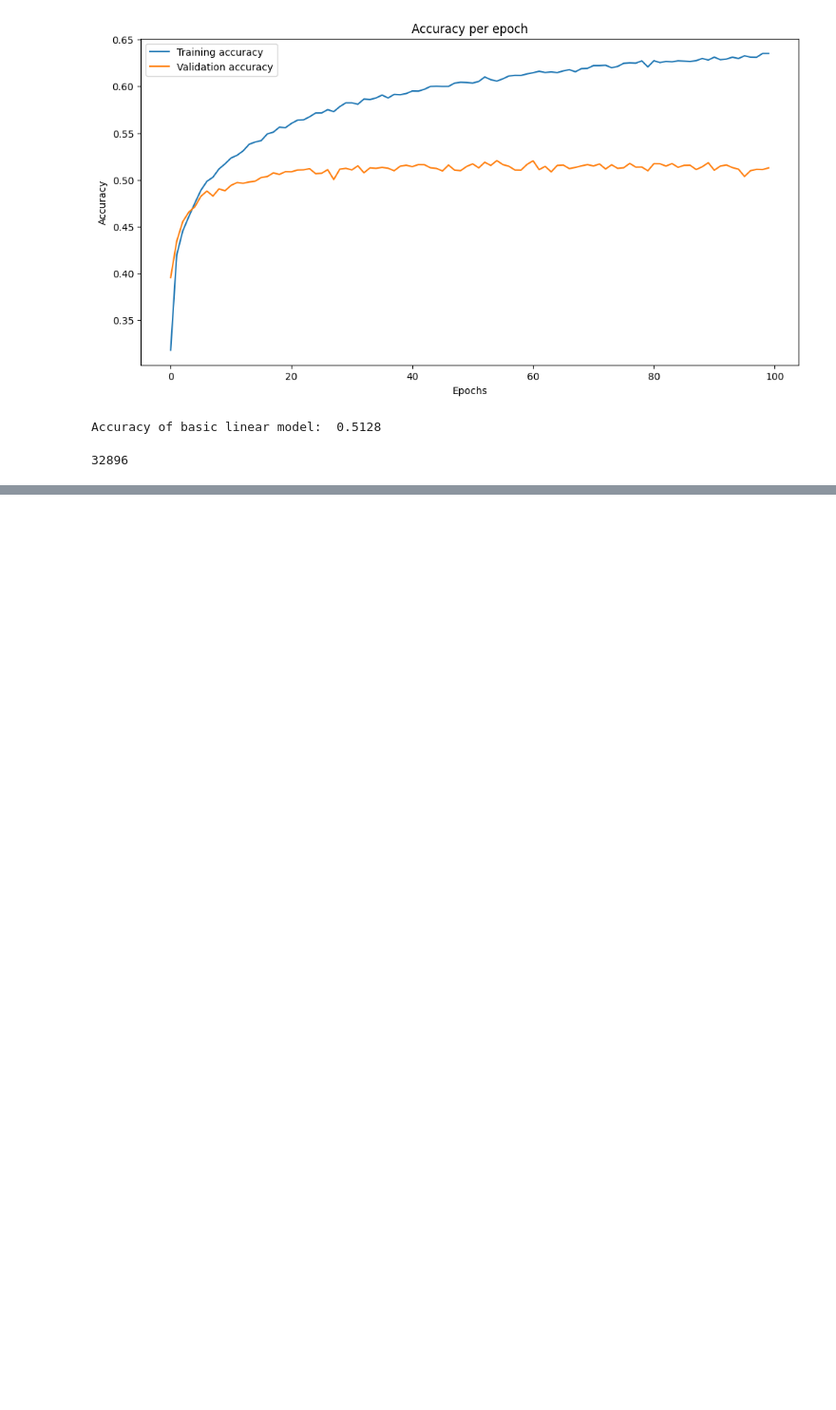
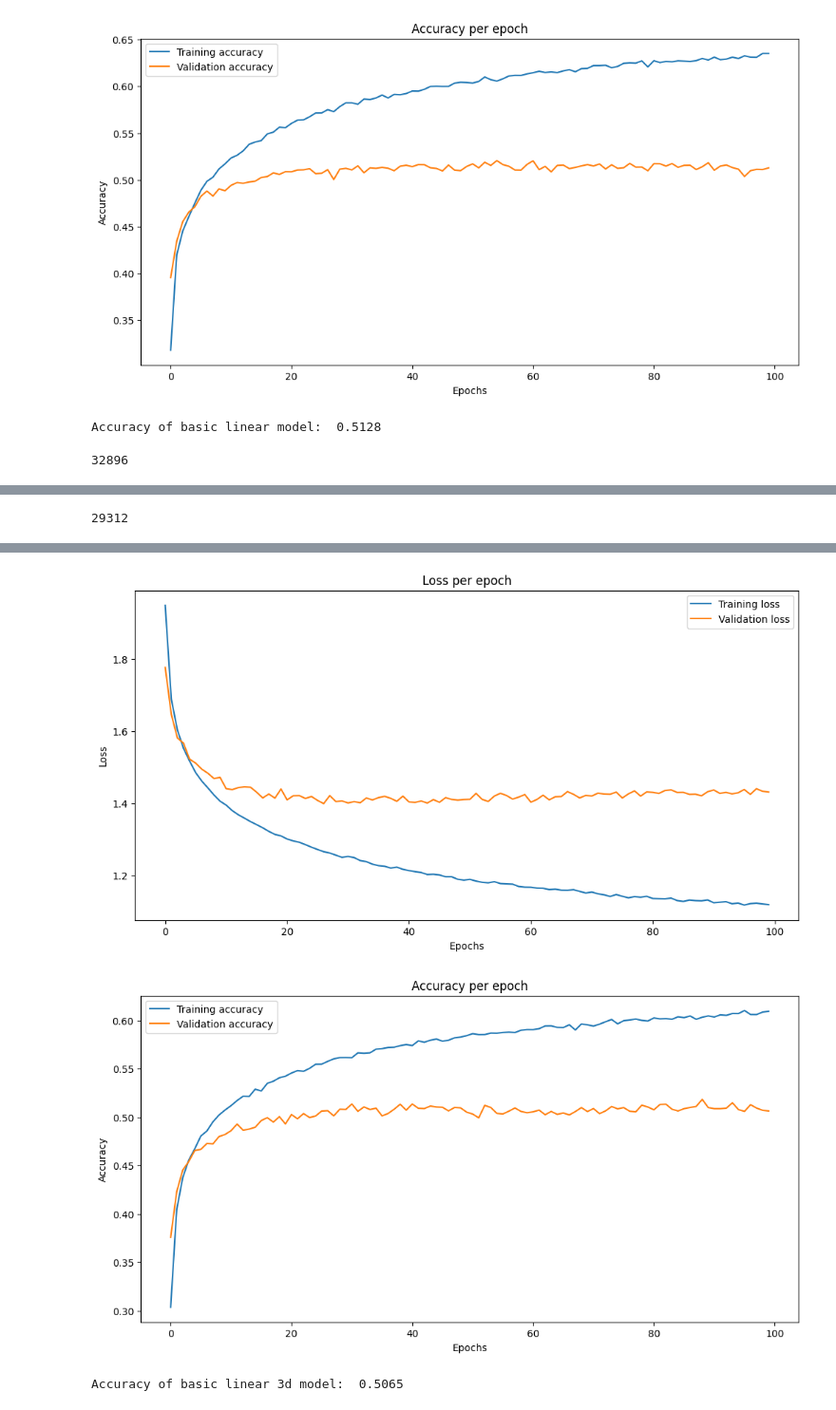
Before and after one commit to JLsquare/cuda-pytorch-extensions, a Jupyter notebook: sparse-linear.ipynb, the cells around one changed output, grey strips where cells are left out. Shown at 95% size. Drawn from its saved outputs; the diff is of its cells as text; code cells hidden in the pictures; blank space fills up the shorter version.

Commit message:
add 3d version, start res model

```diff
--- a/sparse-linear.ipynb
+++ b/sparse-linear.ipynb
@@ -509,0 +523,42 @@ KeyboardInterrupt:
+# %%
+class SparseLinear3dModel(nn.Module):
+    def __init__(self):
+        super(SparseLinear3dModel, self).__init__()
+        self.fc1 = PositionalSparseLinear3d(3, 32, 32, 4, 16, 16, 16, 0.1)
+        self.fc2 = PositionalSparseLinear3d(4, 16, 16, 8, 8, 8, 16, 0.1)
+        self.fc3 = PositionalSparseLinear3d(8, 8, 8, 16, 4, 4, 16, 0.1)
+        self.fc4 = PositionalSparseLinear(16 * 4 * 4, 10, 64, 0.1, True)
+
+    def forward(self, x):
+        x = F.relu(self.fc1(x))
+        x = F.relu(self.fc2(x))
+        x = F.relu(self.fc3(x))
+        x = x.view(-1, 16 * 4 * 4)
+        x = self.fc4(x)
+        return x
+
+model = SparseLinear3dModel().to(device)
+print(trainable_parameters(model))
+criterion = nn.CrossEntropyLoss()
+optimizer = torch.optim.Adam(model.parameters(), lr=0.001)
+# %% [output]
+29312
+# %%
+train_loss, val_loss, accuracy_total_train, accuracy_total_val, total_time = train_model(
+    model,
+    trainLoader,
+    validationLoader,
+    train_set,
+    validation_set,
+    criterion,
+    optimizer,
+    device,
+    "model/",
+    0,
+    100
+)
+
+plot_loss(train_loss, val_loss)
+plot_accuracy(accuracy_total_train, accuracy_total_val)
+print("Accuracy of basic linear 3d model: ", test_accuracy(model, validationLoader, validation_set, device))
+# %% [output]
@@ -509,0 +582,3 @@ KeyboardInterrupt:
+[figure, added]
+[figure, added]
+Accuracy of basic linear 3d model:  0.5065
```
Also changed, not shown: parts of 4 cells of this notebook, 3 other files.
